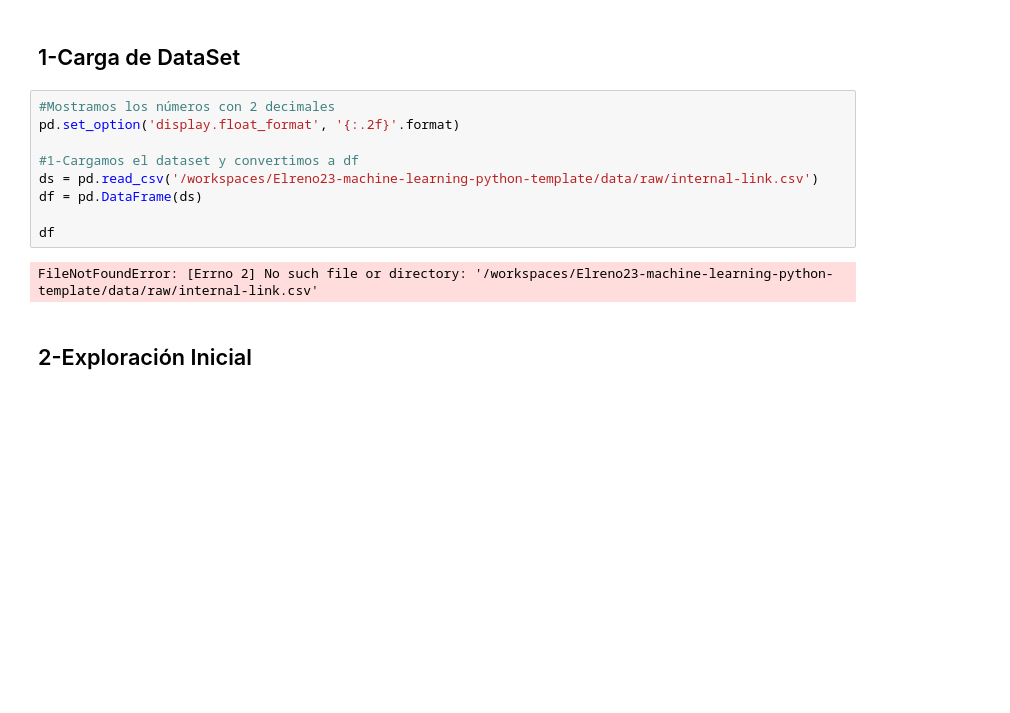
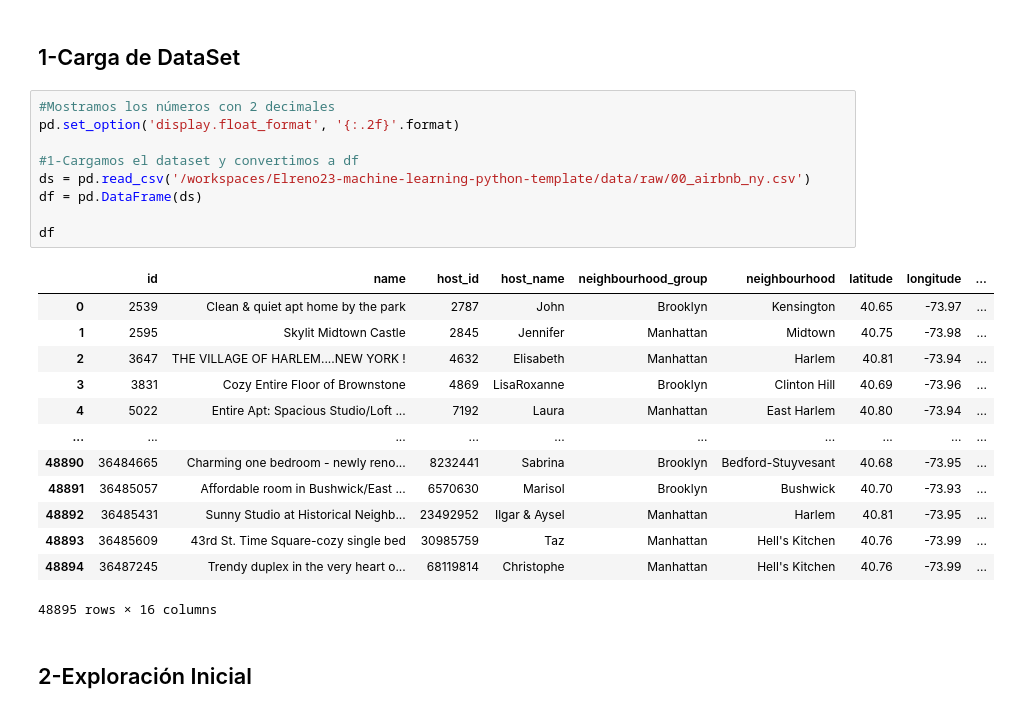
Before and after one commit to 4GeeksAcademy/Elreno23-machine-learning-python-template, a Jupyter notebook: src/00-EDA-airbnb-ny.ipynb, the cells around one changed output. Drawn from its saved outputs; the diff is of its cells as text; blank space fills up the shorter version.

Commit message:
Correcion de errores y graficado

```diff
--- a/src/00-EDA-airbnb-ny.ipynb
+++ b/src/00-EDA-airbnb-ny.ipynb
@@ -15,14 +15,26 @@ import pickle
 # %%
 #Mostramos los números con 2 decimales
 pd.set_option('display.float_format', '{:.2f}'.format)
 
 #1-Cargamos el dataset y convertimos a df
-ds = pd.read_csv('/workspaces/Elreno23-machine-learning-python-template/data/raw/internal-link.csv')
+ds = pd.read_csv('/workspaces/Elreno23-machine-learning-python-template/data/raw/00_airbnb_ny.csv')
 df = pd.DataFrame(ds)
 
 df
 # %% [output]
+|  | id | name | host_id | host_name | neighbourhood_group | neighbourhood | latitude | longitude | ... |
+| 0 | 2539 | Clean & quiet apt home by the park | 2787 | John | Brooklyn | Kensington | 40.65 | -73.97 | ... |
+| 1 | 2595 | Skylit Midtown Castle | 2845 | Jennifer | Manhattan | Midtown | 40.75 | -73.98 | ... |
+| 2 | 3647 | THE VILLAGE OF HARLEM....NEW YORK ! | 4632 | Elisabeth | Manhattan | Harlem | 40.81 | -73.94 | ... |
+| 3 | 3831 | Cozy Entire Floor of Brownstone | 4869 | LisaRoxanne | Brooklyn | Clinton Hill | 40.69 | -73.96 | ... |
+| 4 | 5022 | Entire Apt: Spacious Studio/Loft ... | 7192 | Laura | Manhattan | East Harlem | 40.80 | -73.94 | ... |
+| ... | ... | ... | ... | ... | ... | ... | ... | ... | ... |
+| 48890 | 36484665 | Charming one bedroom - newly reno... | 8232441 | Sabrina | Brooklyn | Bedford-Stuyvesant | 40.68 | -73.95 | ... |
+| 48891 | 36485057 | Affordable room in Bushwick/East ... | 6570630 | Marisol | Brooklyn | Bushwick | 40.70 | -73.93 | ... |
+| 48892 | 36485431 | Sunny Studio at Historical Neighb... | 23492952 | Ilgar & Aysel | Manhattan | Harlem | 40.81 | -73.95 | ... |
+| 48893 | 36485609 | 43rd St. Time Square-cozy single bed | 30985759 | Taz | Manhattan | Hell's Kitchen | 40.76 | -73.99 | ... |
+| 48894 | 36487245 | Trendy duplex in the very heart o... | 68119814 | Christophe | Manhattan | Hell's Kitchen | 40.76 | -73.99 | ... |
-FileNotFoundError: [Errno 2] No such file or directory: '/workspaces/Elreno23-machine-learning-python-template/data/raw/internal-link.csv'
+48895 rows × 16 columns
 # %% [markdown]
 ## 2-Exploración Inicial
 # %%
```
Also changed, not shown: parts of 2 cells of this notebook, 6 other files.
